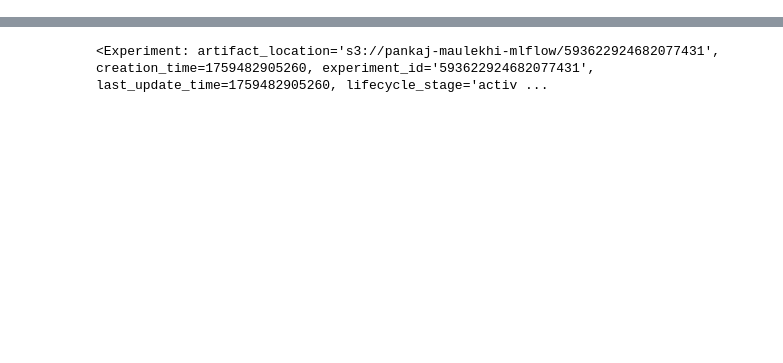
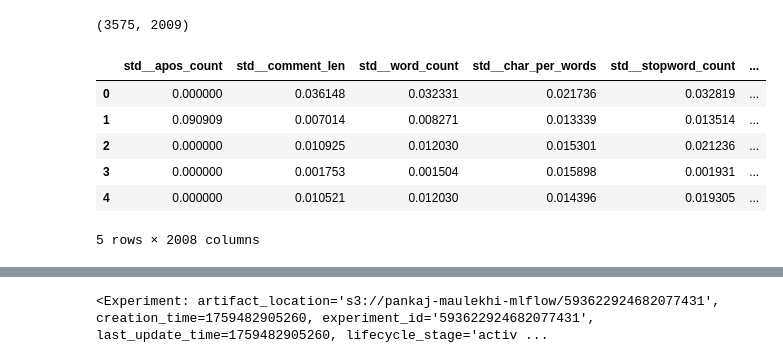
Before and after one commit to pankaj-2708/You-tube-Comment-analysis, a Jupyter notebook: notebooks/3_dl.ipynb, the cells around one changed output, grey strips where cells are left out. Saved outputs shown, nothing was run; the diff lists cells and outputs as text; code cells hidden in the pictures; blank space fills up the shorter version.

```diff
--- a/notebooks/3_dl.ipynb
+++ b/notebooks/3_dl.ipynb
@@ -1,12 +1,26 @@
 # %%
 import pandas as pd
 # %%
-train=pd.read_csv("/content/drive/MyDrive/train_test_split/train.csv")
-test=pd.read_csv("/content/drive/MyDrive/train_test_split/test.csv")
-X=train.drop(columns=['lb__Sentiment'])
-y=train['lb__Sentiment']
-test_X=test.drop(columns=['lb__Sentiment'])
-test_y=test['lb__Sentiment']
+train=pd.read_csv("/kaggle/input/yt-backend/train.csv")
+test=pd.read_csv("/kaggle/input/yt-backend/test.csv")
+X=train.drop(columns=['Sentiment'])
+y=train['Sentiment']
+test_X=test.drop(columns=['Sentiment'])
+test_y=test['Sentiment']
+# %%
+test.shape
+# %% [output]
+(3575, 2009)
+# %%
+X.head()
+# %% [output]
+|  | std__apos_count | std__comment_len | std__word_count | std__char_per_words | std__stopword_count | ... |
+| 0 | 0.000000 | 0.036148 | 0.032331 | 0.021736 | 0.032819 | ... |
+| 1 | 0.090909 | 0.007014 | 0.008271 | 0.013339 | 0.013514 | ... |
+| 2 | 0.000000 | 0.010925 | 0.012030 | 0.015301 | 0.021236 | ... |
+| 3 | 0.000000 | 0.001753 | 0.001504 | 0.015898 | 0.001931 | ... |
+| 4 | 0.000000 | 0.010521 | 0.012030 | 0.014396 | 0.019305 | ... |
+5 rows × 2008 columns
 # %%
 from tensorflow import keras
 from keras import Sequential,regularizers
```
Also changed, not shown: parts of 72 cells of this notebook, 11 other files.
